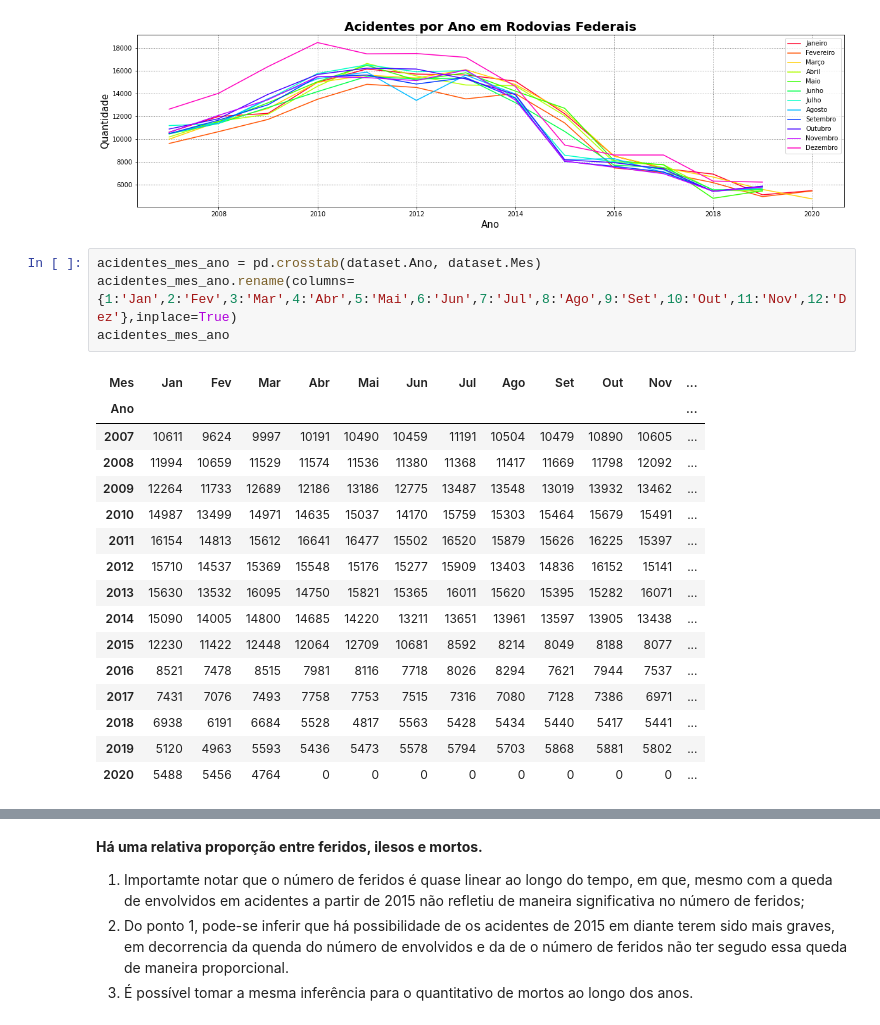
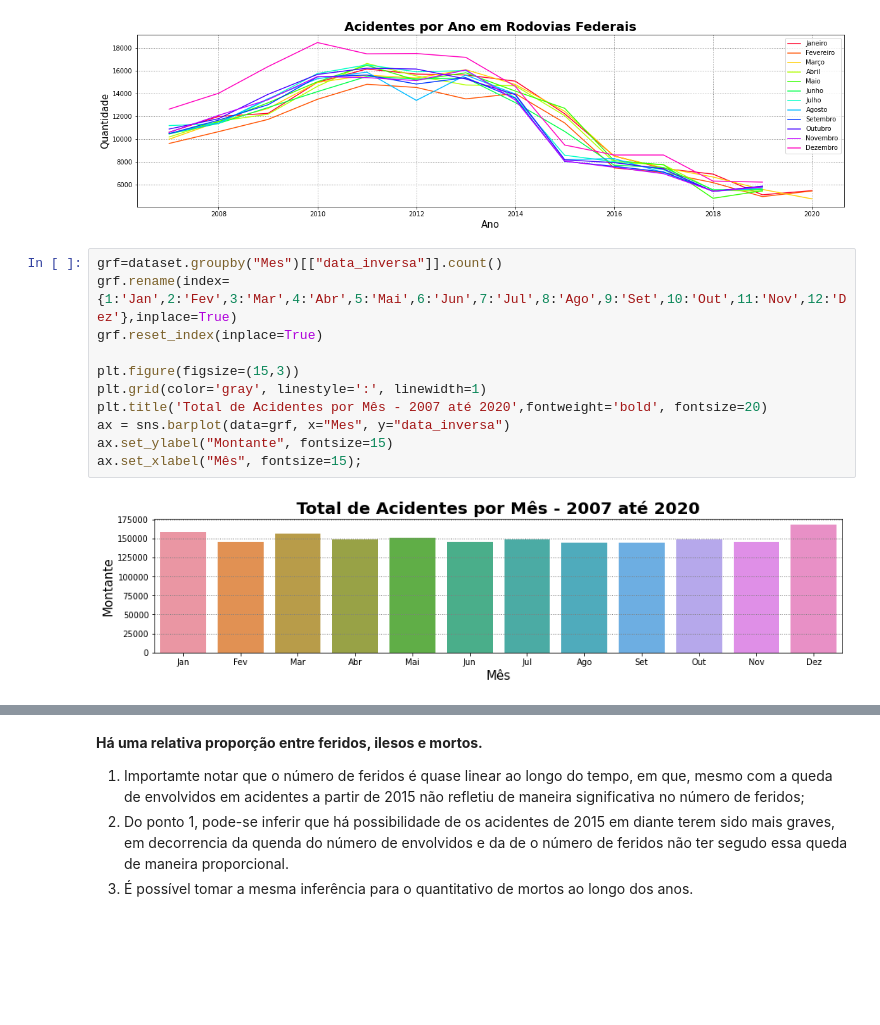
Before and after one commit to FelipeGBarreto/Projects, a Jupyter notebook: Acidentes_Rodovias_Federais.ipynb, the cells around one changed output, grey strips where cells are left out. Drawn from its saved outputs; the diff is of its cells as text; blank space fills up the shorter version.

```diff
--- a/Acidentes_Rodovias_Federais.ipynb
+++ b/Acidentes_Rodovias_Federais.ipynb
@@ -172,23 +193,15 @@ ax.legend(["Janeiro","Fevereiro","Março","Abril","Maio","Junho","Julho","Agosto
 # %% [output]
 [figure]
 # %%
-acidentes_mes_ano = pd.crosstab(dataset.Ano, dataset.Mes)
-acidentes_mes_ano.rename(columns={1:'Jan',2:'Fev',3:'Mar',4:'Abr',5:'Mai',6:'Jun',7:'Jul',8:'Ago',9:'Set',10:'Out',11:'Nov',12:'Dez'},inplace=True)
-acidentes_mes_ano
+grf=dataset.groupby("Mes")[["data_inversa"]].count()
+grf.rename(index={1:'Jan',2:'Fev',3:'Mar',4:'Abr',5:'Mai',6:'Jun',7:'Jul',8:'Ago',9:'Set',10:'Out',11:'Nov',12:'Dez'},inplace=True)
+grf.reset_index(inplace=True)
+
+plt.figure(figsize=(15,3))
+plt.grid(color='gray', linestyle=':', linewidth=1)
+plt.title('Total de Acidentes por Mês - 2007 até 2020',fontweight='bold', fontsize=20)
+ax = sns.barplot(data=grf, x="Mes", y="data_inversa")
+ax.set_ylabel("Montante", fontsize=15)
+ax.set_xlabel("Mês", fontsize=15);
 # %% [output]
-| Mes | Jan | Fev | Mar | Abr | Mai | Jun | Jul | Ago | Set | Out | Nov | ... |
-| Ano |  |  |  |  |  |  |  |  |  |  |  | ... |
-| 2007 | 10611 | 9624 | 9997 | 10191 | 10490 | 10459 | 11191 | 10504 | 10479 | 10890 | 10605 | ... |
-| 2008 | 11994 | 10659 | 11529 | 11574 | 11536 | 11380 | 11368 | 11417 | 11669 | 11798 | 12092 | ... |
-| 2009 | 12264 | 11733 | 12689 | 12186 | 13186 | 12775 | 13487 | 13548 | 13019 | 13932 | 13462 | ... |
-| 2010 | 14987 | 13499 | 14971 | 14635 | 15037 | 14170 | 15759 | 15303 | 15464 | 15679 | 15491 | ... |
-| 2011 | 16154 | 14813 | 15612 | 16641 | 16477 | 15502 | 16520 | 15879 | 15626 | 16225 | 15397 | ... |
-| 2012 | 15710 | 14537 | 15369 | 15548 | 15176 | 15277 | 15909 | 13403 | 14836 | 16152 | 15141 | ... |
-| 2013 | 15630 | 13532 | 16095 | 14750 | 15821 | 15365 | 16011 | 15620 | 15395 | 15282 | 16071 | ... |
-| 2014 | 15090 | 14005 | 14800 | 14685 | 14220 | 13211 | 13651 | 13961 | 13597 | 13905 | 13438 | ... |
-| 2015 | 12230 | 11422 | 12448 | 12064 | 12709 | 10681 | 8592 | 8214 | 8049 | 8188 | 8077 | ... |
-| 2016 | 8521 | 7478 | 8515 | 7981 | 8116 | 7718 | 8026 | 8294 | 7621 | 7944 | 7537 | ... |
-| 2017 | 7431 | 7076 | 7493 | 7758 | 7753 | 7515 | 7316 | 7080 | 7128 | 7386 | 6971 | ... |
-| 2018 | 6938 | 6191 | 6684 | 5528 | 4817 | 5563 | 5428 | 5434 | 5440 | 5417 | 5441 | ... |
-| 2019 | 5120 | 4963 | 5593 | 5436 | 5473 | 5578 | 5794 | 5703 | 5868 | 5881 | 5802 | ... |
-| 2020 | 5488 | 5456 | 4764 | 0 | 0 | 0 | 0 | 0 | 0 | 0 | 0 | ... |
+[figure, added]
```
Also changed, not shown: parts of 13 cells of this notebook.
